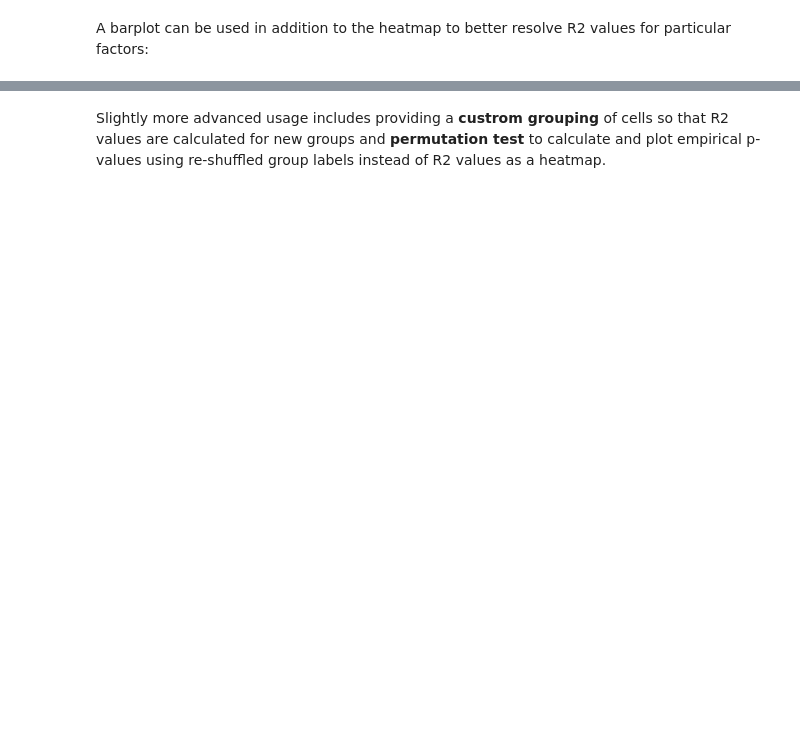
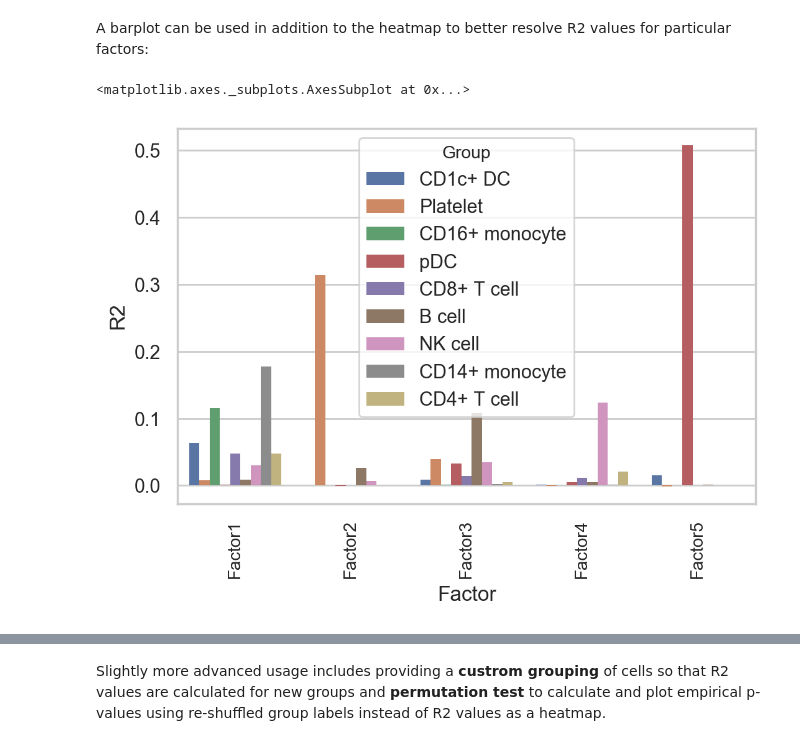
Before and after one commit to bioFAM/mofax, a Jupyter notebook: notebooks/getting_started_pbmc10k.ipynb, the cells around one changed output, grey strips where cells are left out. Drawn from its saved outputs; the diff is of its cells as text; code cells hidden in the pictures; blank space fills up the shorter version.

```diff
--- a/notebooks/getting_started_pbmc10k.ipynb
+++ b/notebooks/getting_started_pbmc10k.ipynb
@@ -276,2 +289,7 @@ mfx.plot_r2(m, factors=list(range(10)),
 # %% [markdown]
 A barplot can be used in addition to the heatmap to better resolve R2 values for particular factors:
+# %%
+mfx.plot_r2_barplot(m, group_label="celltype", factors=list(range(5)))
+# %% [output]
+<matplotlib.axes._subplots.AxesSubplot at 0x...>
+[figure, added]
```
Also changed, not shown: parts of 22 cells of this notebook.
